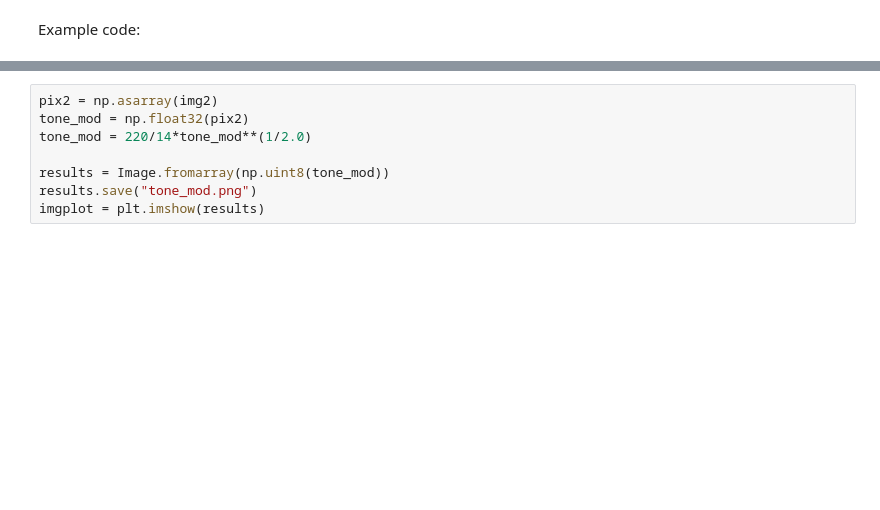
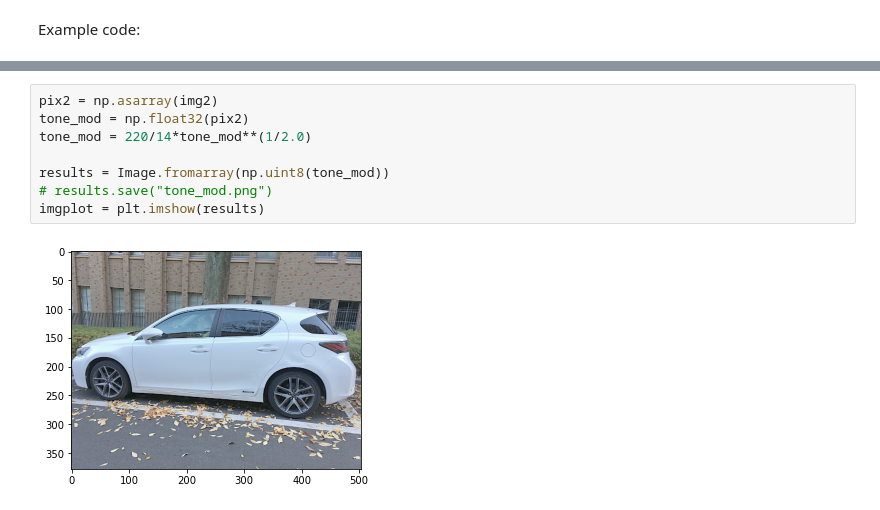
Before and after one commit to janat-t/ComVisClass3, a Jupyter notebook: class3-ex1-3.ipynb, the cells around one changed output, grey strips where cells are left out. Cells and saved outputs as stored; diff of their text form; blank space fills up the shorter version.

Commit message:
Comments out save pictures

```diff
--- a/class3-ex1-3.ipynb
+++ b/class3-ex1-3.ipynb
@@ -41,8 +43,10 @@ imgplot = plt.imshow(img2)
 # %%
 pix2 = np.asarray(img2)
 tone_mod = np.float32(pix2)
 tone_mod = 220/14*tone_mod**(1/2.0)
 
 results = Image.fromarray(np.uint8(tone_mod))
-results.save("tone_mod.png")
+# results.save("tone_mod.png")
 imgplot = plt.imshow(results)
+# %% [output]
+[figure, added]
```
Also changed, not shown: parts of 1 cell of this notebook, 9 other files.
